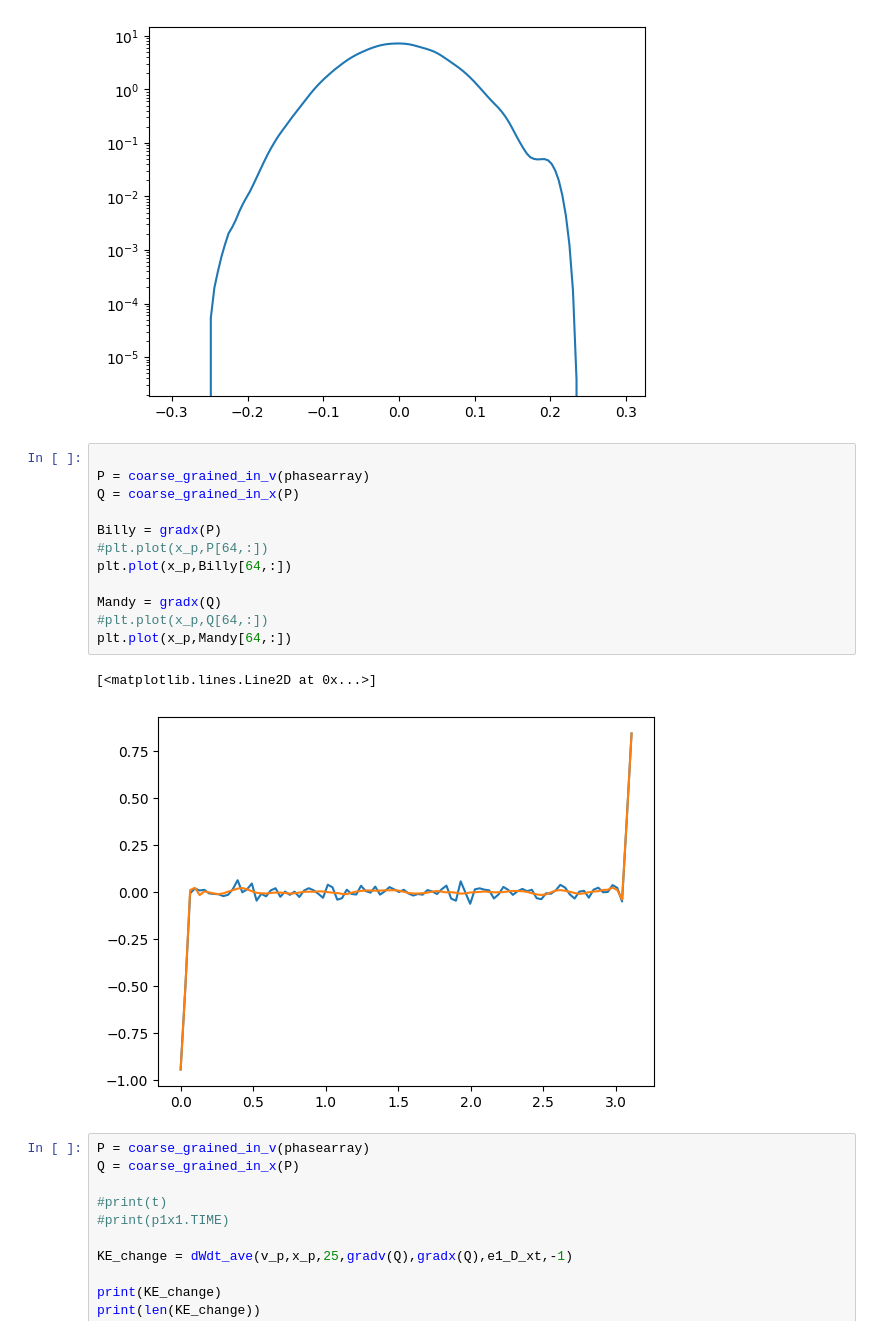
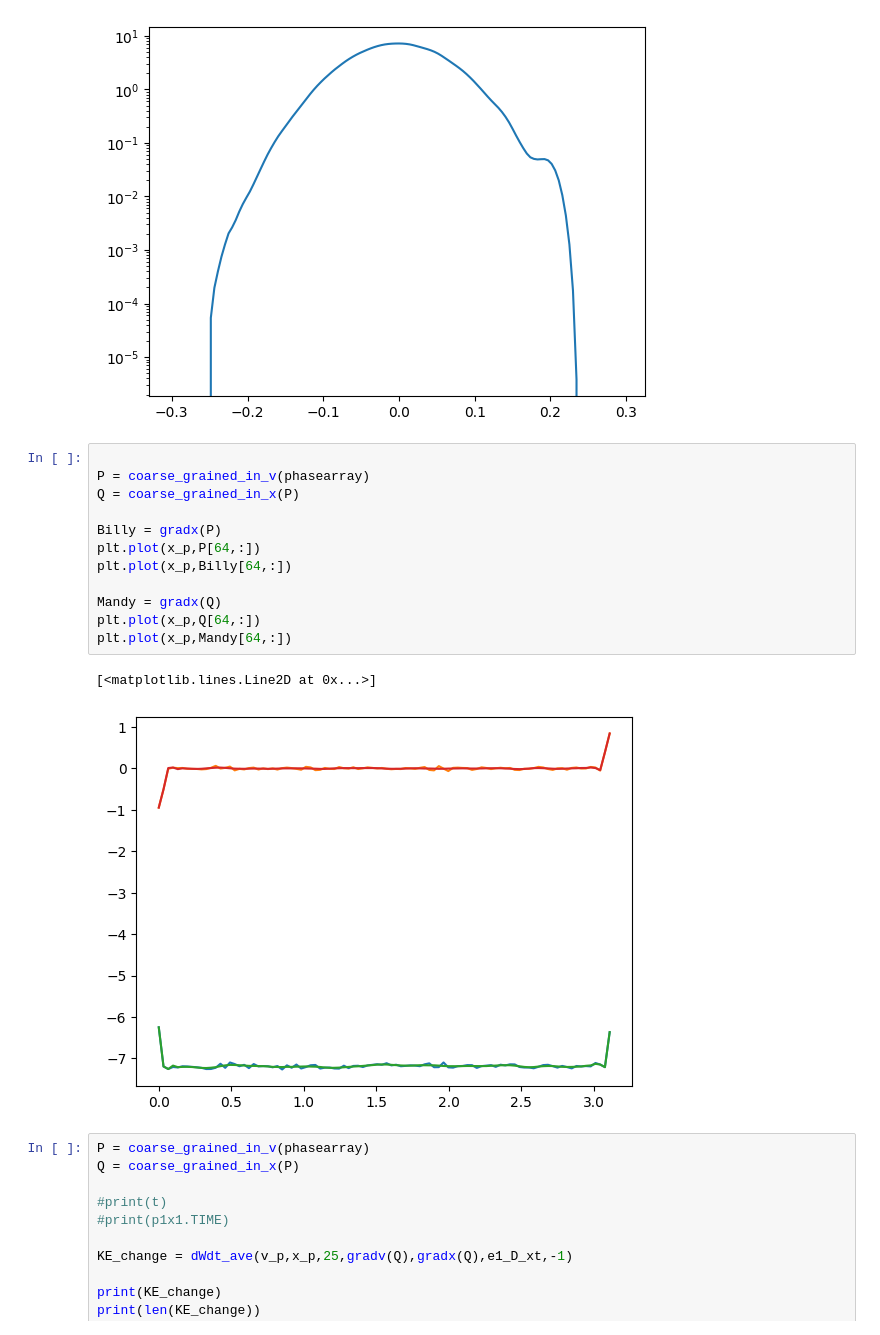
Before and after one commit to dschneidinger/222B_Landau_Damping_2024, a Jupyter notebook: 2-Landau_damping_in_PIC/EPW/klD-0.33_vth-0.055c/FPC_scratchbook.ipynb, the cells around one changed output. Saved outputs shown, nothing was run; the diff lists cells and outputs as text.

Commit message:
graphs and functions

```diff
--- a/2-Landau_damping_in_PIC/EPW/klD-0.33_vth-0.055c/FPC_scratchbook.ipynb
+++ b/2-Landau_damping_in_PIC/EPW/klD-0.33_vth-0.055c/FPC_scratchbook.ipynb
@@ -145,18 +161,18 @@ np.shape(e1_D_xt)
 # %%
 
 P = coarse_grained_in_v(phasearray)
 Q = coarse_grained_in_x(P)
 
 Billy = gradx(P)
-#plt.plot(x_p,P[64,:])
+plt.plot(x_p,P[64,:])
 plt.plot(x_p,Billy[64,:])
 
 Mandy = gradx(Q)
-#plt.plot(x_p,Q[64,:])
+plt.plot(x_p,Q[64,:])
 plt.plot(x_p,Mandy[64,:])
 # %% [output]
 [<matplotlib.lines.Line2D at 0x...>]
-[figure, old version]
+[figure, new version]
 # %%
 P = coarse_grained_in_v(phasearray)
 Q = coarse_grained_in_x(P)
```
Also changed, not shown: parts of 3 cells of this notebook.
